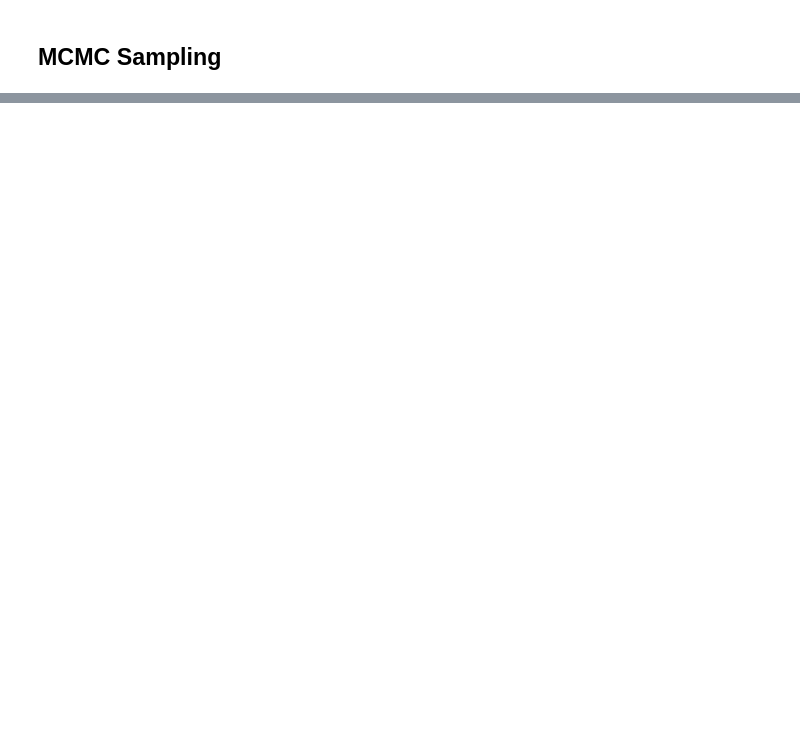
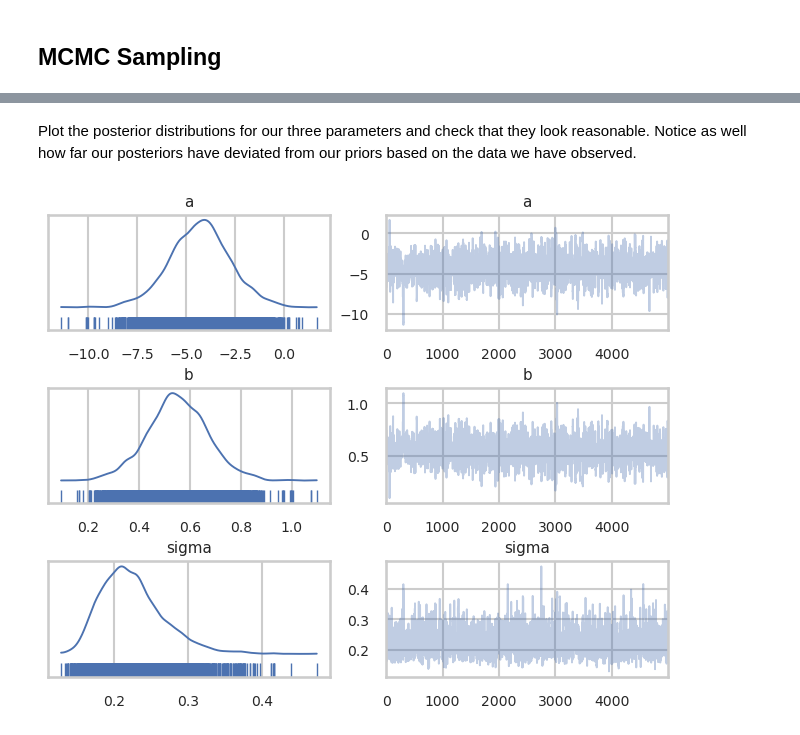
Before and after one commit to simmonsja/bayes-lr-shoreline, a Jupyter notebook: 02_numpyro_analysis.ipynb, the cells around one changed output, grey strips where cells are left out. Drawn from its saved outputs; the diff is of its cells as text; code cells hidden in the pictures; blank space fills up the shorter version.

```diff
--- a/02_numpyro_analysis.ipynb
+++ b/02_numpyro_analysis.ipynb
@@ -187,22 +186,23 @@ draw_fit(x,y,x,np.exp(prior_samples['mu'].squeeze()),title='BLR ')
 ## MCMC Sampling
 # %%
 # settings
-num_samples = 10000
+num_samples = 5000
 burnin = int(0.25 * num_samples)
-ci = 0.95
+ci = 0.68
 
-# Random number generator - jax style
-rng_key = random.PRNGKey(2022)
-rng_key, rng_key_ = random.split(rng_key)
+# JAX requires a key for random number generation
+rng_key_ = random.PRNGKey(2101)
 
-# define the sampler
+# define the sampler - No U-Turn Sampler (NUTS)
 kernel = NUTS(linear_model)
 
 # define the mcmc wrapper
 mcmc_obj = MCMC(kernel, num_warmup=burnin, num_samples=num_samples)
 
+# now run the sampler for num_samples+burnin
 mcmc_obj.run(
     rng_key_, energy=x_log, dshl=y_log
 )
 mcmc_obj.print_summary()
+# get the samples which will form our posterior
 samples = mcmc_obj.get_samples()
@@ -248,0 +216,11 @@ plt.title('Posterior')
+# %%
+# get the samples for predictive uncertainty (our linear model + error)
+posterior_predictive = Predictive(linear_model, samples)(
+    rng_key_, energy=x_log)
+
+arviz_posterior = az.from_numpyro(
+    mcmc_obj,
+    prior=prior_samples,
+    posterior_predictive=posterior_predictive,
+)
+arviz_posterior
@@ -248,0 +236,15 @@ plt.title('Posterior')
+# %% [markdown]
+Plot the posterior distributions for our three parameters and check that they look reasonable. Notice as well how far our posteriors have deviated from our priors based on the data we have observed.
+# %%
+az.plot_trace(
+    arviz_posterior,
+    var_names=['a','b','sigma'],
+    figsize=(8,6),
+    rug=True,
+    show=False
+)
+# make it readable
+plt.subplots_adjust(hspace=0.5)
+plt.show()
+# %% [output]
+[figure, added]
```
Also changed, not shown: parts of 16 cells of this notebook, 1 other file.
